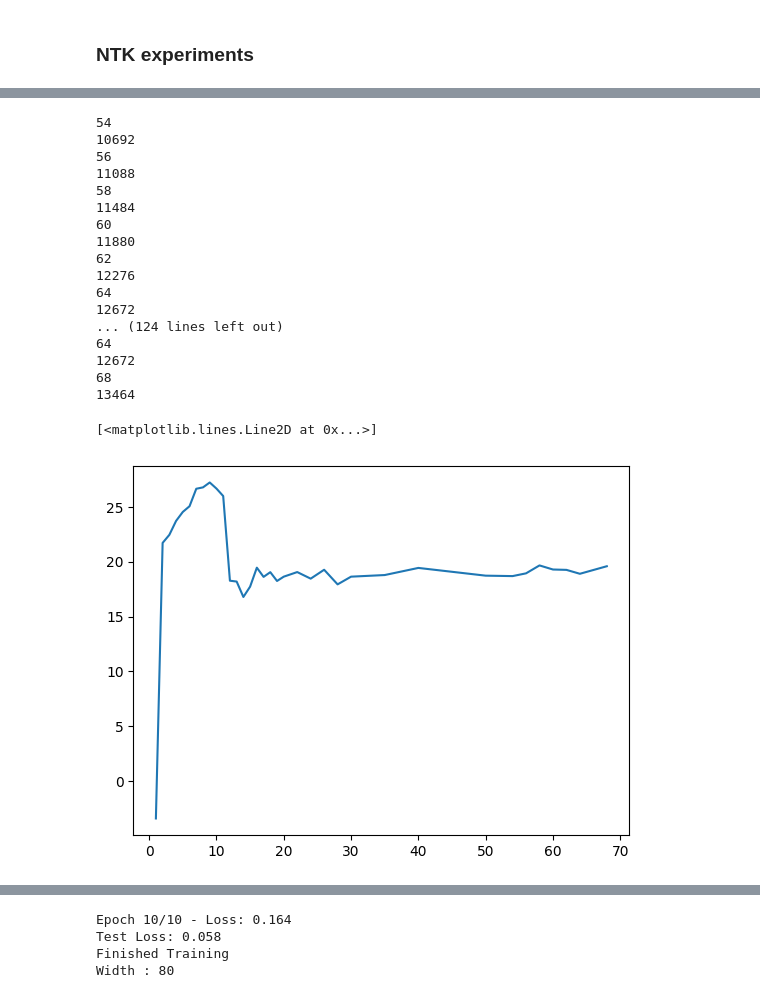
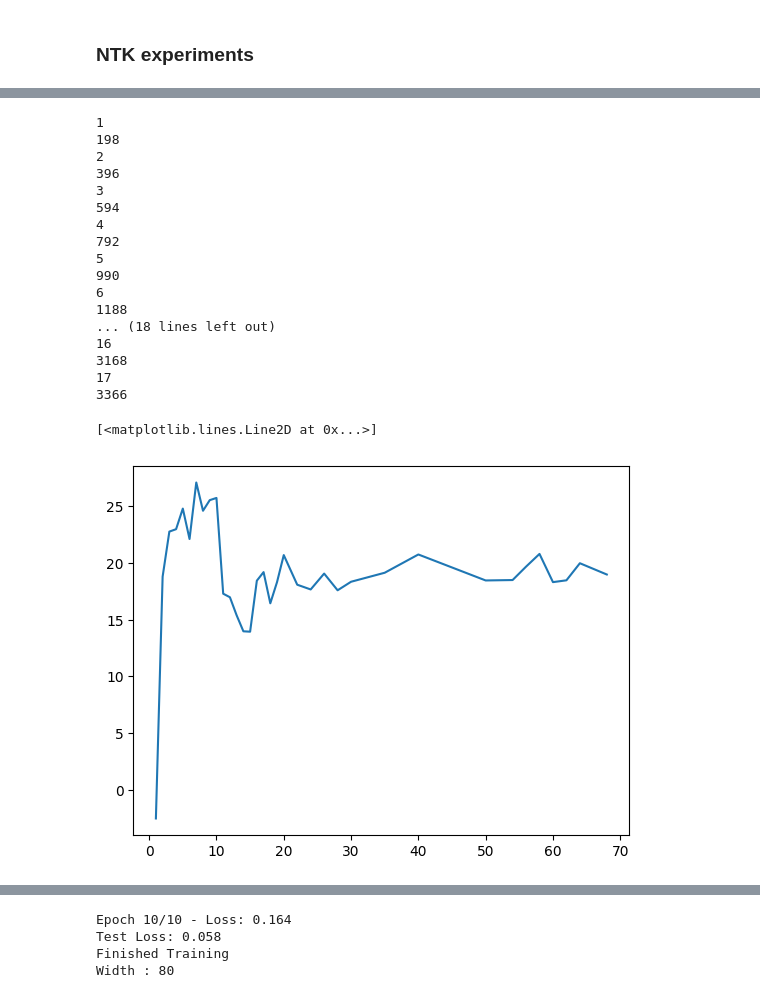
Before and after one commit to VictorBaillet/double-descent, a Jupyter notebook: main.ipynb, the cells around one changed output, grey strips where cells are left out. Saved outputs shown, nothing was run; the diff lists cells and outputs as text; code cells hidden in the pictures.

```diff
--- a/main.ipynb
+++ b/main.ipynb
@@ -282,6 +137,0 @@ array([15.61506403, 15.37969924, 15.52957402,  0.        ,  0.        ,
-# %%
-for data in test_loader:
-    images, labels = data
-    if torch.cuda.is_available():
-        images, labels = images.cuda(), labels.cuda().float()
-    break
@@ -545,7 +241,7 @@ x_width = [1, 2, 3, 4, 5, 6, 7, 8, 9, 10, 11, 12, 13, 14, 15, 16, 17, 18, 19, 20
 
 x_complexity = np.zeros(len(x_width))
 
-for i in range(10):
+for i in range(1):
     for i, width in enumerate(x_width):
         print(width)
         net = Net(width=width, input_size=14*14).cuda()
@@ -566,22 +262,22 @@ for i in range(10):
         gc.collect()
         x_complexity[i] += float(res.cpu())
 
-x_complexity /= 10
+x_complexity /= 1
 # %% [output]
-54
-10692
-56
-11088
-58
-11484
-60
-11880
-62
-12276
-64
-12672
-... (124 lines left out)
-64
-12672
-68
-13464
+1
+198
+2
+396
+3
+594
+4
+792
+5
+990
+6
+1188
+... (18 lines left out)
+16
+3168
+17
+3366
@@ -592,7 +284,7 @@ x_complexity_3 = np.concatenate((x_complexity_2, x_complexity))
-# %%
-x_complexity = np.array(x_complexity)
+# %%
+x_complexity[10:] /= 2
 # %%
-plt.plot(x_width[:len(x_complexity_3)], np.log(x_complexity_3[:]))
+plt.plot(x_width[:len(x_complexity)], np.log(x_complexity[:]))
 # %% [output]
 [<matplotlib.lines.Line2D at 0x...>]
-[figure, old version]
+[figure, new version]
```
Also changed, not shown: parts of 28 cells of this notebook, 3 other files.
